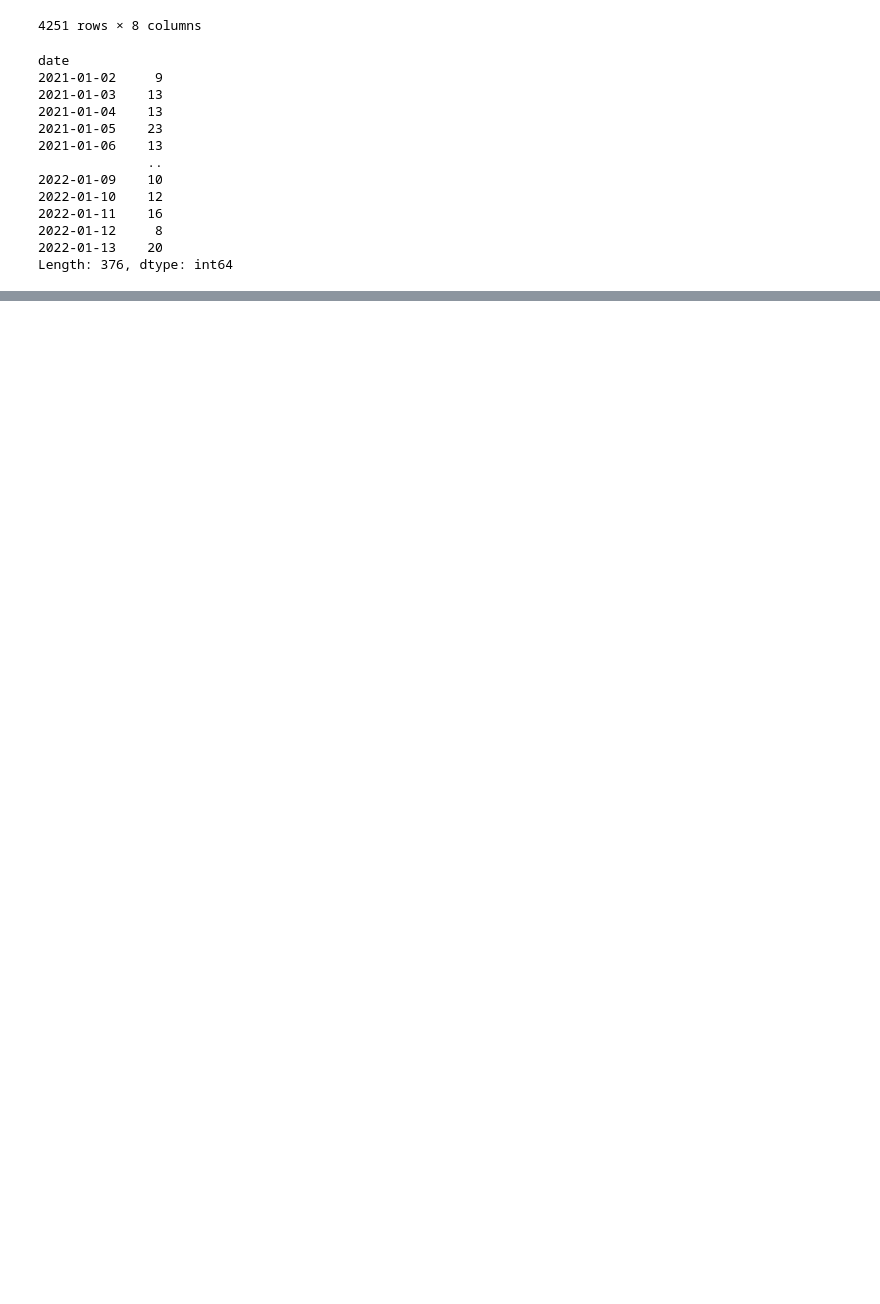
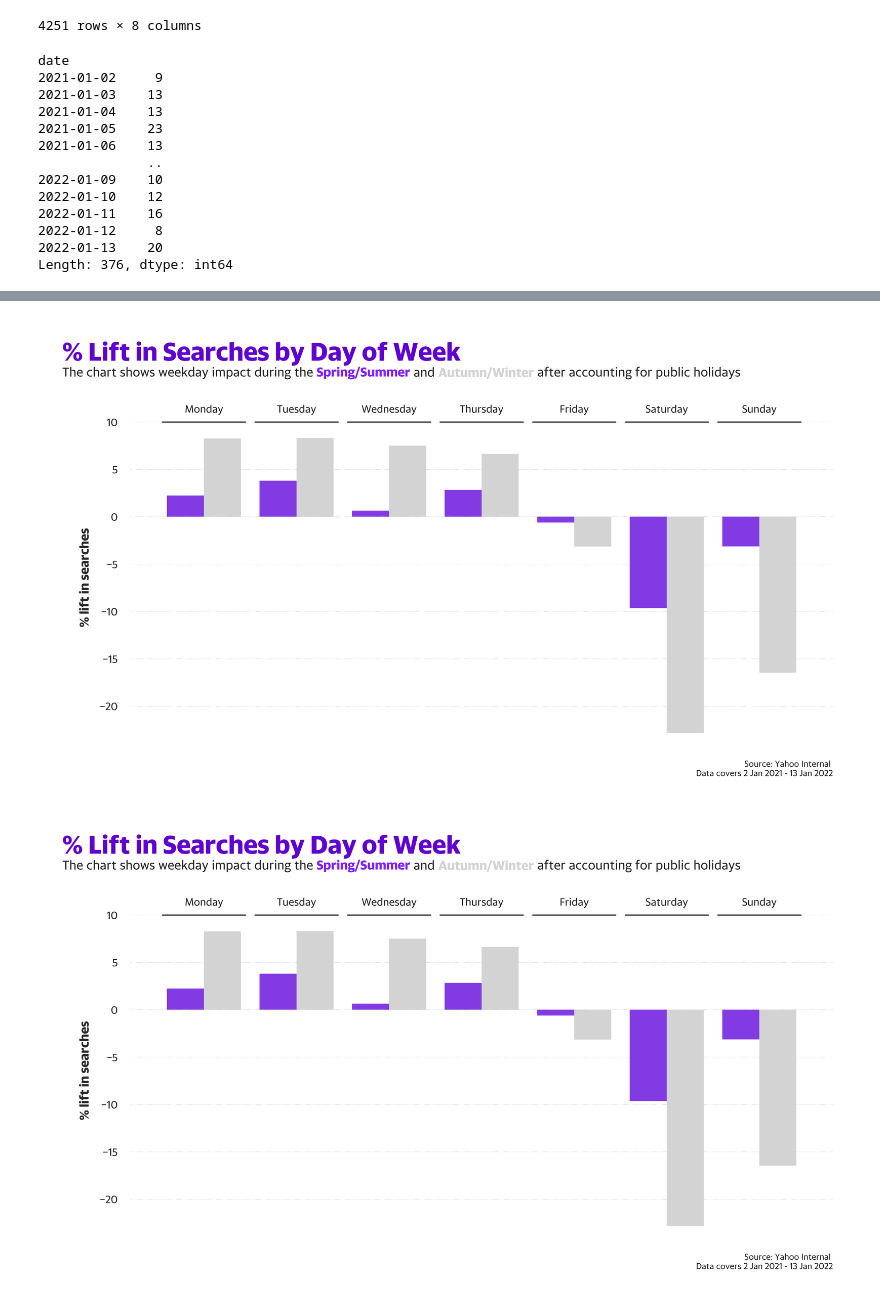
Before and after one commit to jamienathan/nlp-search, a Jupyter notebook: nocode-test.ipynb, the cells around one changed output, grey strips where cells are left out. Saved outputs shown, nothing was run; the diff lists cells and outputs as text; code cells hidden in the pictures; blank space fills up the shorter version.

```diff
--- a/nocode-test.ipynb
+++ b/nocode-test.ipynb
@@ -469,0 +690,70 @@ plt.show()
+# %%
+def weekly_impact_plot(df):
+        days = [ 'Monday', 'Tuesday', 'Wednesday', 'Thursday', 'Friday', 'Saturday', 'Sunday']
+
+        weekly_impact = (df_seasonality
+                    .groupby('dayofweek')
+                    .agg(ss=('weekly_springsummer', 'sum'),
+                         aw=('weekly_autumnwinter', 'sum'),
+                         pred=('yhat', 'sum'))
+                    .reindex(days)
+                    .assign(ss_impact=lambda df: df['ss'] / df['pred'] * 100,
+                            aw_impact=lambda df: df['aw'] / df['pred'] * 100)
+                    .reset_index())
+
+        seasonal_impact = (weekly_impact.melt(id_vars='dayofweek', var_name='season', value_vars=['ss_impact', 'aw_impact'], value_name='impact'))
+
+        sns.set(font='Yahoo Sans', style='white')
+        fig, ax = plt.subplots(figsize=(6,3), dpi=1000)
+        sns.barplot(x='dayofweek', y='impact', hue='season', palette=['#7E1FFF', 'lightgrey'], lw=0, ec='black', data=seasonal_impact, ax=ax);
+
+        # Labels
+        ax.xaxis.set_ticks_position('top')
+        ax.set_xlabel('')
+        ax.set_ylabel('% lift in searches', fontsize=6, fontweight='bold')
+        ax.tick_params(axis='x', which='both', bottom=False, top=False, left=False, labelsize=5, labeltop=True, pad=-10)
+        ax.tick_params(axis='y', which='both', bottom=False, top=False, left=False, labelsize=5, labeltop=True, pad=0)
+        yticks = ax.get_yticks()
+
+        # Spines
+        sns.despine(left=True, bottom=True)
+
+        for direction in ['bottom', 'left']:
+                ax.spines[direction].set_lw(0.2)
+                ax.spines[direction].set_color('grey')
+                ax.spines[direction].set_alpha(0.5)
+
+        ax.grid(which='major', axis='y', dashes=(1,3), zorder=4, color='gray', ls=':', alpha=0.5, lw=0.2)
+        ax.grid(axis='x', visible=False)
+
+        # Title
+        s = '% Lift in Searches by Day of Week'
+        s2 = 'The chart shows weekday impact during the <Spring/Summer> and <Autumn/Winter> after accounting for public holidays'
+        fig_text(0.05, 0.92, s, fontweight='bold', fontsize=12, va='bottom',  color='#6001D2')
+
+        fig_text(0.05, 0.89, s2, fontsize=6, va='bottom', highlight_textprops=[{"color": "#7E1FFF", "fontweight":'bold'},
+                                                                                {"color": "lightgrey", "fontweight":"bold"}])
+
+
+        # Caption
+        fig.supxlabel(f'Source: Yahoo Internal \nData covers {research_start} - {research_end}', fontsize=4, x=0.9, ha='right')
+
+        # Custom Grouping Aesthetics
+        for day in range(7):
+                ax.plot([day - 0.45, day + 0.45], [yticks[-1], yticks[-1]], color='black', lw=0.5)
+
+        ax.get_legend().remove()
+
+        # Adjust axes positions to fit commentary
+        pos1 = ax.get_position() # get the original position
+        pos2 = [pos1.x0, pos1.y0 - 0.05,  pos1.width, pos1.height]
+        ax.set_position(pos2)
+
+        plt.savefig('weekly_impact.png', dpi=1000, transparent=True)
+
+        return fig
+
+weekly_impact_plot(df_seasonality)
+# %% [output]
+[figure, added]
+[figure, added]
```
Also changed, not shown: parts of 6 cells of this notebook, 11 other files.
